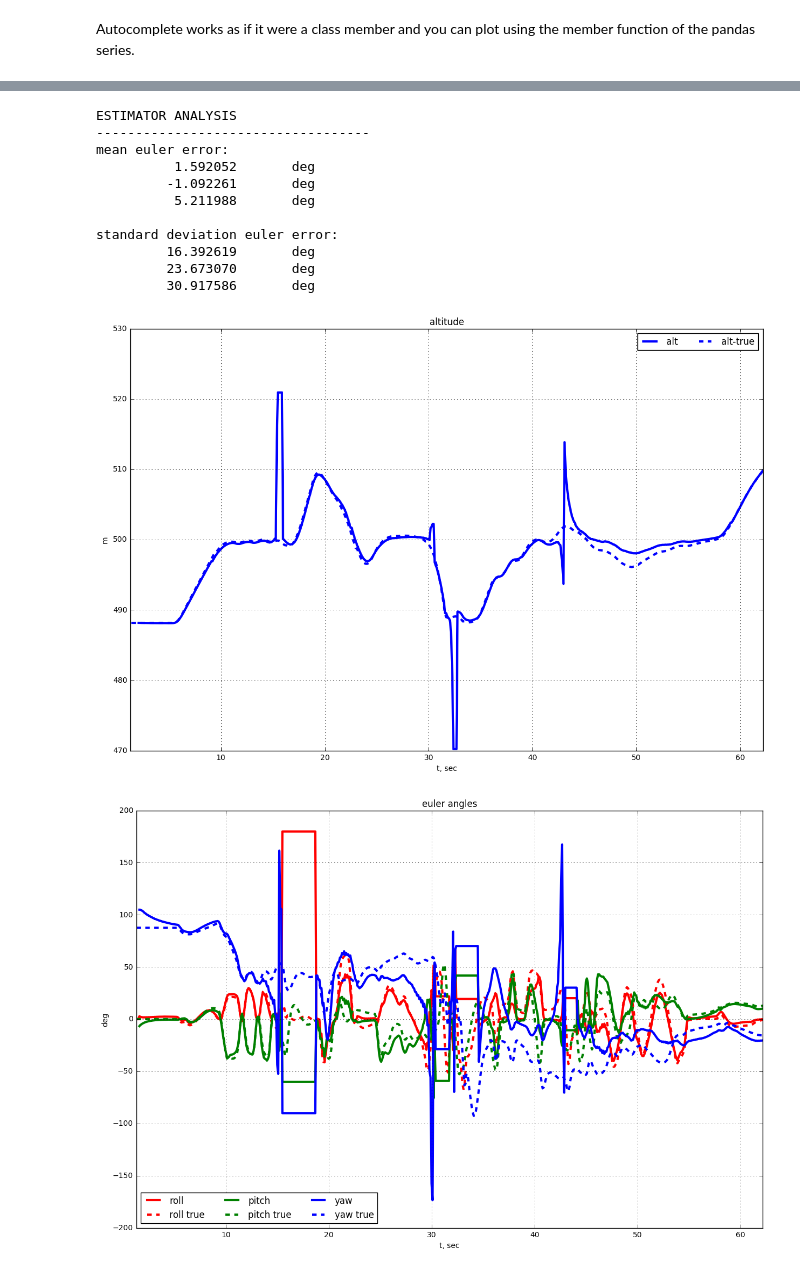
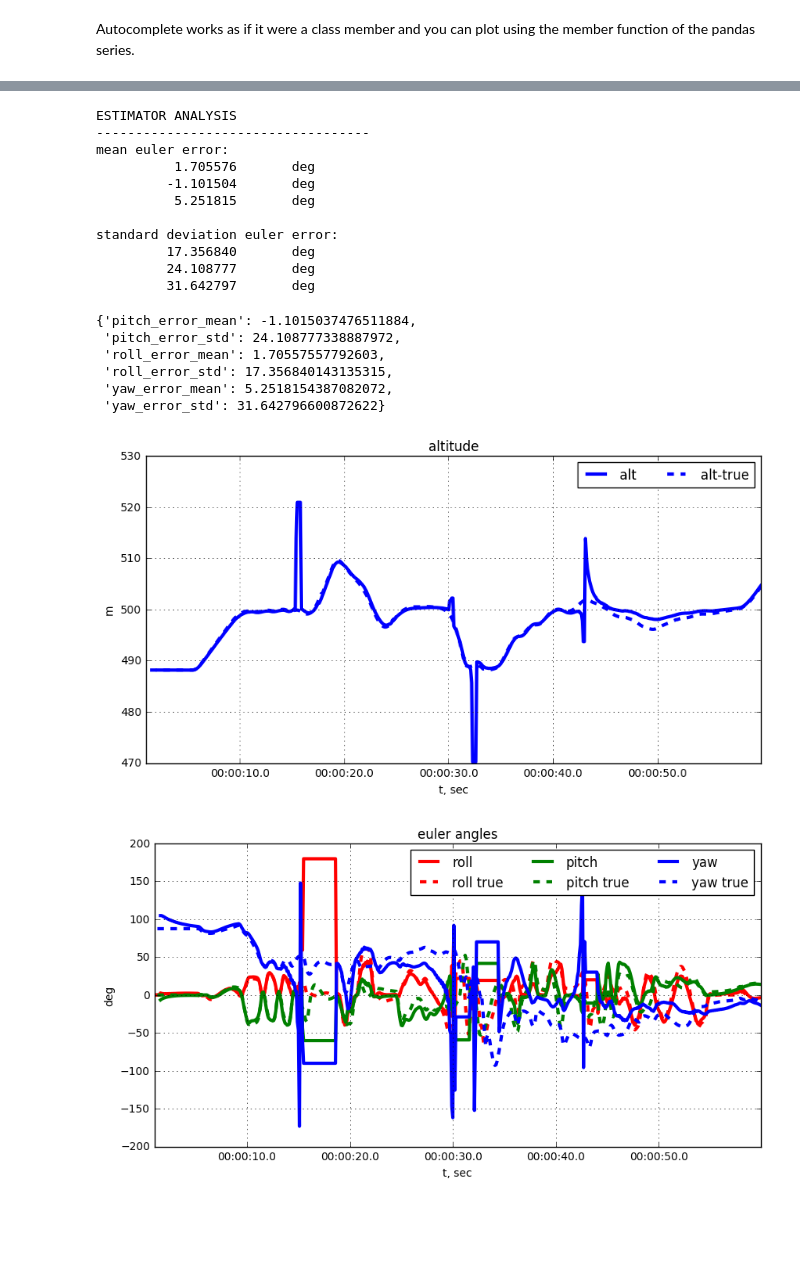
Before and after one commit to dronecrew/px4tools, a Jupyter notebook: examples/ulog analysis.ipynb, the cells around one changed output, grey strips where cells are left out. Drawn from its saved outputs; the diff is of its cells as text; code cells hidden in the pictures; blank space fills up the shorter version.

```diff
--- a/examples/ulog analysis.ipynb
+++ b/examples/ulog analysis.ipynb
@@ -3,7 +3,7 @@
 import px4tools
 import pandas
 
-plt.rcParams['figure.figsize'] = (15, 10)
+plt.rcParams['figure.figsize'] = (10, 5)
 plt.rcParams['lines.linewidth'] = 3
 # %% [output]
 Populating the interactive namespace from numpy and matplotlib
@@ -22,2 +24,2 @@ Resample at 0.1 seconds and concatenate all messages into one pandas dataframe.
 # %%
-m = log.concat(dt=0.1)
+m = log.concat(dt=0.1)['1 s': '59 s']
@@ -74,16 +71,23 @@ px4tools.ulog.plot_iekf_std_dev(m)
 # %%
+m = px4tools.compute_data(m)
 px4tools.ulog.estimator_analysis(m)
 # %% [output]
 ESTIMATOR ANALYSIS
 -----------------------------------
 mean euler error:
-          1.592052       deg
-         -1.092261       deg
-          5.211988       deg
+          1.705576       deg
+         -1.101504       deg
+          5.251815       deg
 
 standard deviation euler error:
-         16.392619       deg
-         23.673070       deg
-         30.917586       deg
+         17.356840       deg
+         24.108777       deg
+         31.642797       deg
+{'pitch_error_mean': -1.1015037476511884,
+ 'pitch_error_std': 24.108777338887972,
+ 'roll_error_mean': 1.70557557792603,
+ 'roll_error_std': 17.356840143135315,
+ 'yaw_error_mean': 5.2518154387082072,
+ 'yaw_error_std': 31.642796600872622}
-[figure, old version]
+[figure, new version]
-[figure, old version]
+[figure, new version]
```
Also changed, not shown: parts of 12 cells of this notebook, 1 other file.
